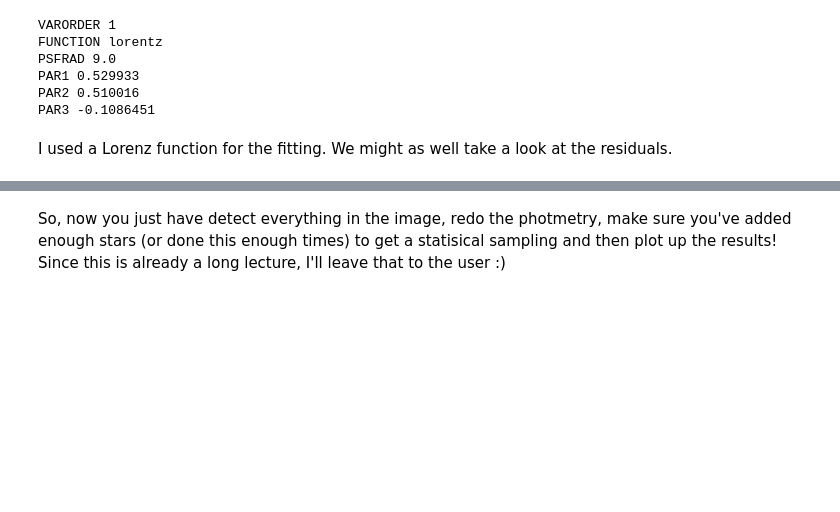
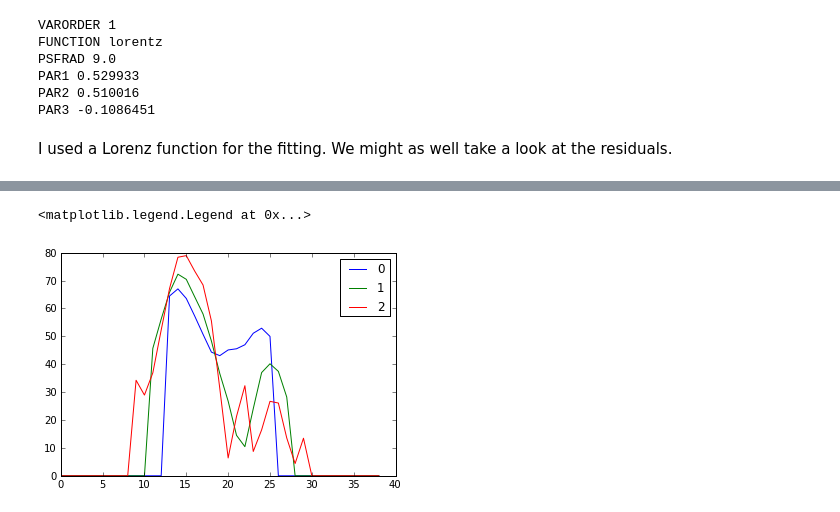
Before and after one commit to spacetelescope/scientific-python-training-2012, a Jupyter notebook: lecture_notebooks/Session4_phot_2.ipynb, the cells around one changed output, grey strips where cells are left out. Drawn from its saved outputs; the diff is of its cells as text; code cells hidden in the pictures; blank space fills up the shorter version.

Commit message:
revised Session 4 lecture

```diff
--- a/lecture_notebooks/Session4_phot_2.ipynb
+++ b/lecture_notebooks/Session4_phot_2.ipynb
@@ -820,3 +619,8 @@ WARNING: RuntimeWarning: invalid value encountered in log10 [unknown]
-# %% [markdown]
-So, now you just have detect everything in the image, redo the photmetry, make sure you've added enough stars (or done this enough times) to get a statisical sampling and then plot up the results!
-Since this is already a long lecture, I'll leave that to the user :)
+# %%
+plt.plot(np.abs(drz_dat[0][0]), label='0')
+plt.plot(np.abs(drz_dat[0][1]), label='1')
+plt.plot(np.abs(drz_dat[0][2]), label='2')
+plt.legend()
+# %% [output]
+<matplotlib.legend.Legend at 0x...>
+[figure, added]
```
Also changed, not shown: parts of 85 cells of this notebook, 5 other files.
